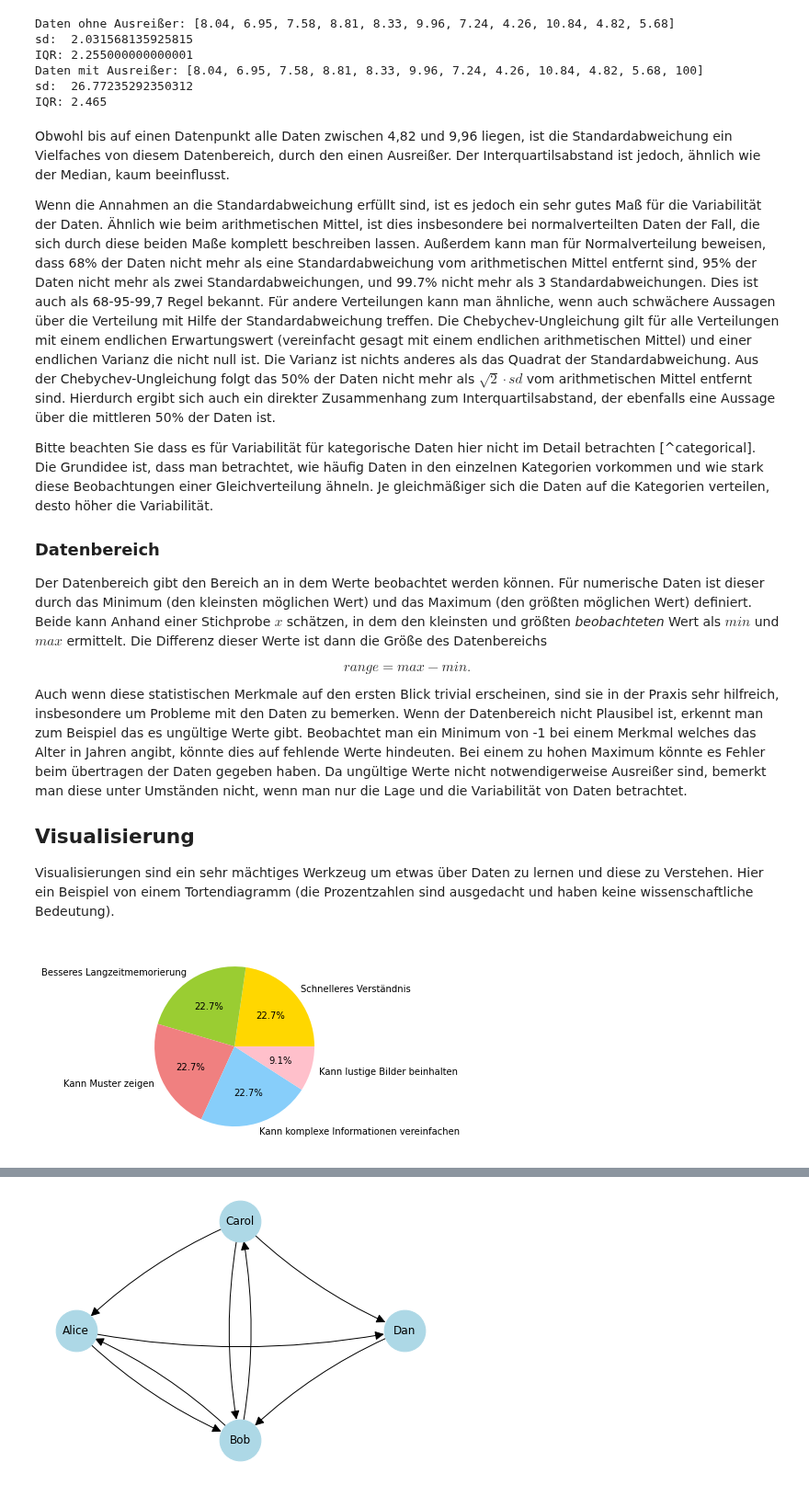
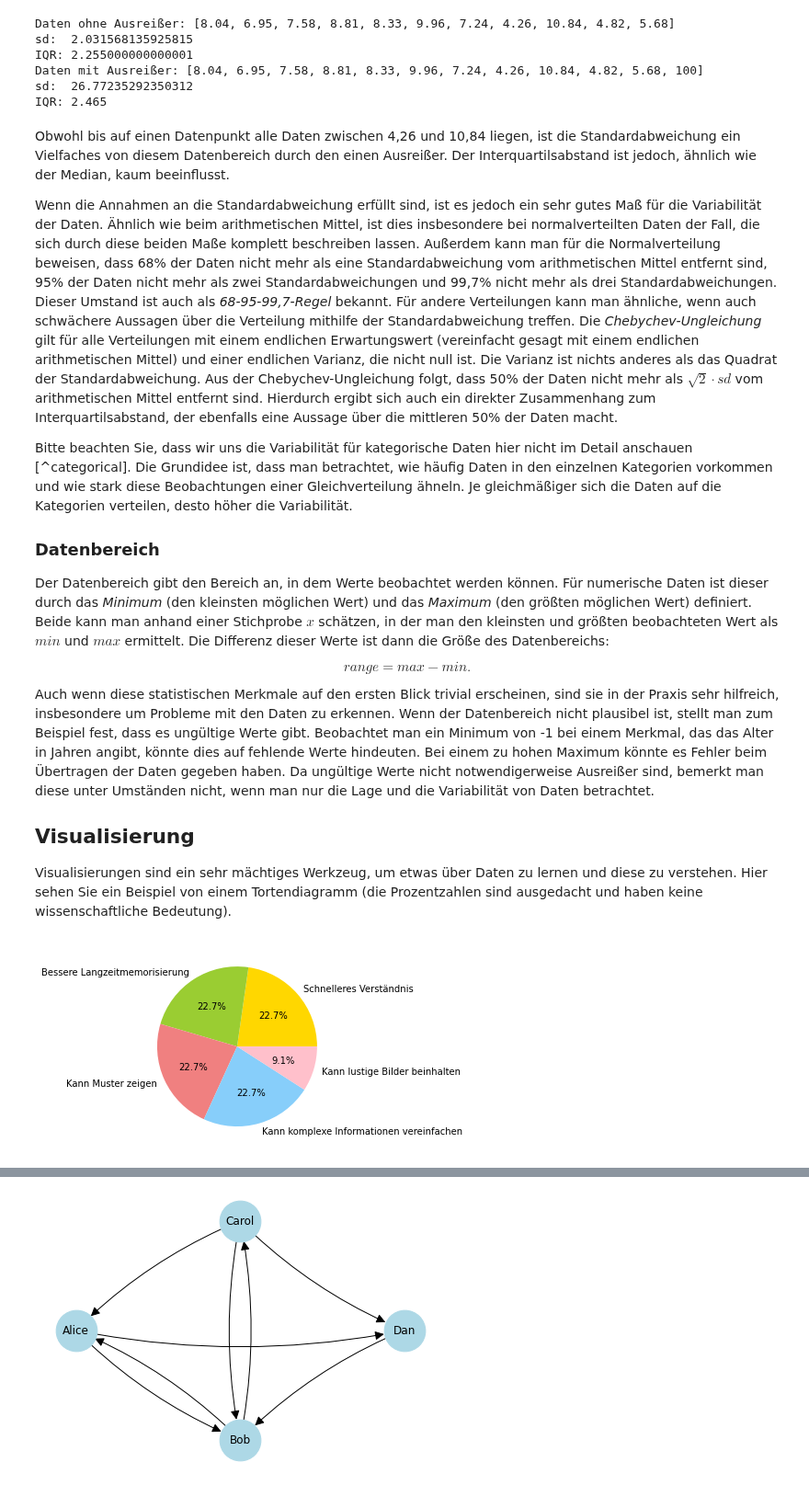
Before and after one commit to sherbold/data-science-crashkurs, a Jupyter notebook: content/chapters/kapitel_04.ipynb, the cells around one changed output, grey strips where cells are left out. Shown at 92% size. Cells and saved outputs as stored; diff of their text form; code cells hidden in the pictures.

```diff
--- a/content/chapters/kapitel_04.ipynb
+++ b/content/chapters/kapitel_04.ipynb
@@ -143,39 +144,39 @@ Daten mit Ausreißer: [8.04, 6.95, 7.58, 8.81, 8.33, 9.96, 7.24, 4.26, 10.84, 4.
 sd:  26.77235292350312
 IQR: 2.465
 # %% [markdown]
-Obwohl bis auf einen Datenpunkt alle Daten zwischen 4,82 und 9,96 liegen, ist die Standardabweichung ein Vielfaches von diesem Datenbereich, durch den einen Ausreißer. Der Interquartilsabstand ist jedoch, ähnlich wie der Median, kaum beeinflusst.
+Obwohl bis auf einen Datenpunkt alle Daten zwischen 4,26 und 10,84 liegen, ist die Standardabweichung ein Vielfaches von diesem Datenbereich durch den einen Ausreißer. Der Interquartilsabstand ist jedoch, ähnlich wie der Median, kaum beeinflusst.
 
-Wenn die Annahmen an die Standardabweichung erfüllt sind, ist es jedoch ein sehr gutes Maß für die Variabilität der Daten. Ähnlich wie beim arithmetischen Mittel, ist dies insbesondere bei normalverteilten Daten der Fall, die sich durch diese beiden Maße komplett beschreiben lassen. Außerdem kann man für Normalverteilung beweisen, dass 68% der Daten nicht mehr als eine Standardabweichung vom arithmetischen Mittel entfernt sind, 95% der Daten nicht mehr als zwei Standardabweichungen, und 99.7% nicht mehr als 3 Standardabweichungen. Dies ist auch als 68-95-99,7 Regel bekannt. Für andere Verteilungen kann man ähnliche, wenn auch schwächere Aussagen über die Verteilung mit Hilfe der Standardabweichung treffen. Die Chebychev-Ungleichung gilt für alle Verteilungen mit einem endlichen Erwartungswert (vereinfacht gesagt mit einem endlichen arithmetischen Mittel) und einer endlichen Varianz die nicht null ist. Die Varianz ist nichts anderes als das Quadrat der Standardabweichung. Aus der Chebychev-Ungleichung folgt das 50% der Daten nicht mehr als $\sqrt{2} \cdot sd$ vom arithmetischen Mittel entfernt sind. Hierdurch ergibt sich auch ein direkter Zusammenhang zum Interquartilsabstand, der ebenfalls eine Aussage über die mittleren 50% der Daten ist.
+Wenn die Annahmen an die Standardabweichung erfüllt sind, ist es jedoch ein sehr gutes Maß für die Variabilität der Daten. Ähnlich wie beim arithmetischen Mittel, ist dies insbesondere bei normalverteilten Daten der Fall, die sich durch diese beiden Maße komplett beschreiben lassen. Außerdem kann man für die Normalverteilung beweisen, dass 68% der Daten nicht mehr als eine Standardabweichung vom arithmetischen Mittel entfernt sind, 95% der Daten nicht mehr als zwei Standardabweichungen und 99,7% nicht mehr als drei Standardabweichungen. Dieser Umstand ist auch als *68-95-99,7-Regel* bekannt. Für andere Verteilungen kann man ähnliche, wenn auch schwächere Aussagen über die Verteilung mithilfe der Standardabweichung treffen. Die *Chebychev-Ungleichung* gilt für alle Verteilungen mit einem endlichen Erwartungswert (vereinfacht gesagt mit einem endlichen arithmetischen Mittel) und einer endlichen Varianz, die nicht null ist. Die Varianz ist nichts anderes als das Quadrat der Standardabweichung. Aus der Chebychev-Ungleichung folgt, dass 50% der Daten nicht mehr als $\sqrt{2} \cdot sd$ vom arithmetischen Mittel entfernt sind. Hierdurch ergibt sich auch ein direkter Zusammenhang zum Interquartilsabstand, der ebenfalls eine Aussage über die mittleren 50% der Daten macht.
 
-Bitte beachten Sie dass es für Variabilität für kategorische Daten hier nicht im Detail betrachten [^categorical]. Die Grundidee ist, dass man betrachtet, wie häufig Daten in den einzelnen Kategorien vorkommen und wie stark diese Beobachtungen einer Gleichverteilung ähneln. Je gleichmäßiger sich die Daten auf die Kategorien verteilen, desto höher die Variabilität.
+Bitte beachten Sie, dass wir uns die Variabilität für kategorische Daten hier nicht im Detail anschauen [^categorical]. Die Grundidee ist, dass man betrachtet, wie häufig Daten in den einzelnen Kategorien vorkommen und wie stark diese Beobachtungen einer Gleichverteilung ähneln. Je gleichmäßiger sich die Daten auf die Kategorien verteilen, desto höher die Variabilität.
 
 ### Datenbereich
 
-Der Datenbereich gibt den Bereich an in dem Werte beobachtet werden können. Für numerische Daten ist dieser durch das Minimum (den kleinsten möglichen Wert) und das Maximum (den größten möglichen Wert) definiert. Beide kann Anhand einer Stichprobe $x$ schätzen, in dem den kleinsten und größten *beobachteten* Wert als $min$ und $max$ ermittelt. Die Differenz dieser Werte ist dann die Größe des Datenbereichs
+Der Datenbereich gibt den Bereich an, in dem Werte beobachtet werden können. Für numerische Daten ist dieser durch das *Minimum* (den kleinsten möglichen Wert) und das *Maximum* (den größten möglichen Wert) definiert. Beide kann man anhand einer Stichprobe $x$ schätzen, in der man den kleinsten und größten beobachteten Wert als $min$ und $max$ ermittelt. Die Differenz dieser Werte ist dann die Größe des Datenbereichs:
 
 $$range = max-min.$$
 
-Auch wenn diese statistischen Merkmale auf den ersten Blick trivial erscheinen, sind sie in der Praxis sehr hilfreich, insbesondere um Probleme mit den Daten zu bemerken. Wenn der Datenbereich nicht Plausibel ist, erkennt man zum Beispiel das es ungültige Werte gibt. Beobachtet man ein Minimum von -1 bei einem Merkmal welches das Alter in Jahren angibt, könnte dies auf fehlende Werte hindeuten. Bei einem zu hohen Maximum könnte es Fehler beim übertragen der Daten gegeben haben. Da ungültige Werte nicht notwendigerweise Ausreißer sind, bemerkt man diese unter Umständen nicht, wenn man nur die Lage und die Variabilität von Daten betrachtet.
+Auch wenn diese statistischen Merkmale auf den ersten Blick trivial erscheinen, sind sie in der Praxis sehr hilfreich, insbesondere um Probleme mit den Daten zu erkennen. Wenn der Datenbereich nicht plausibel ist, stellt man zum Beispiel fest, dass es ungültige Werte gibt. Beobachtet man ein Minimum von -1 bei einem Merkmal, das das Alter in Jahren angibt, könnte dies auf fehlende Werte hindeuten. Bei einem zu hohen Maximum könnte es Fehler beim Übertragen der Daten gegeben haben. Da ungültige Werte nicht notwendigerweise Ausreißer sind, bemerkt man diese unter Umständen nicht, wenn man nur die Lage und die Variabilität von Daten betrachtet.
 
 ## Visualisierung
 
-Visualisierungen sind ein sehr mächtiges Werkzeug um etwas über Daten zu lernen und diese zu Verstehen. Hier ein Beispiel von einem Tortendiagramm (die Prozentzahlen sind ausgedacht und haben keine wissenschaftliche Bedeutung).
+Visualisierungen sind ein sehr mächtiges Werkzeug, um etwas über Daten zu lernen und diese zu verstehen. Hier sehen Sie ein Beispiel von einem Tortendiagramm (die Prozentzahlen sind ausgedacht und haben keine wissenschaftliche Bedeutung).
 # %%
 # we use matplotlib for the creation of visualizations
 import matplotlib.pyplot as plt
 # this is only required for Jupyter notebooks
 %matplotlib inline
 
 # data to plot
-labels = ['Schnelleres Verständnis', 'Besseres Langzeitmemorierung',
+labels = ['Schnelleres Verständnis', 'Bessere Langzeitmemorisierung',
           'Kann Muster zeigen', 'Kann komplexe Informationen vereinfachen',
           'Kann lustige Bilder beinhalten']
 sizes = [25, 25, 25, 25, 10]
 colors = ['gold', 'yellowgreen', 'lightcoral', 'lightskyblue', 'pink']
 
 # plot
 plt.pie(sizes, labels=labels, colors=colors, autopct='%1.1f%%')
 plt.show()
 # %% [output]
-[figure, old version]
+[figure, new version]
 # %% [markdown]
```
Also changed, not shown: parts of 37 cells of this notebook.
